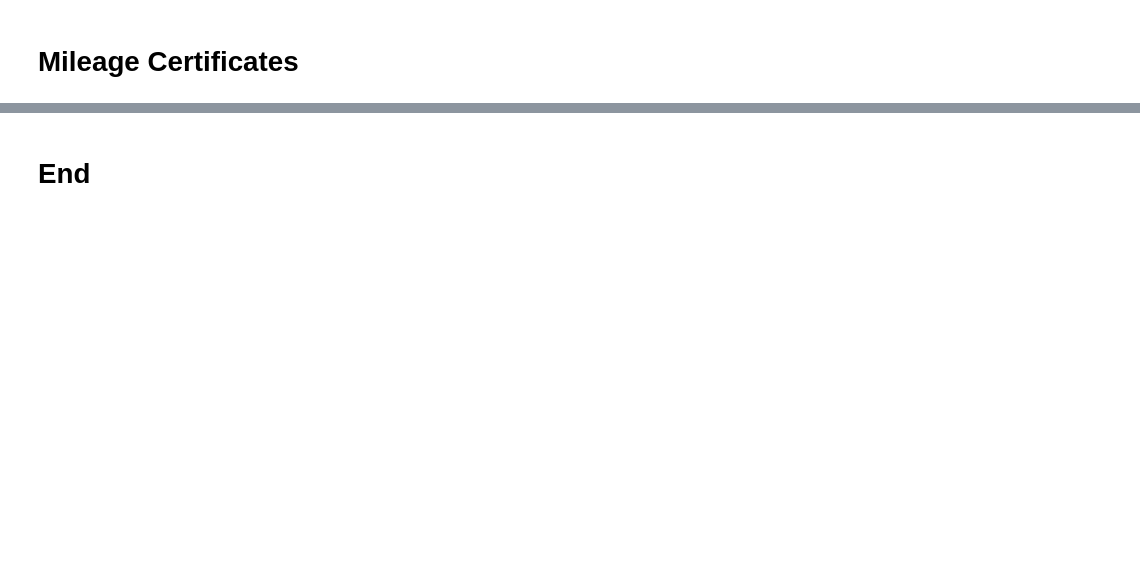
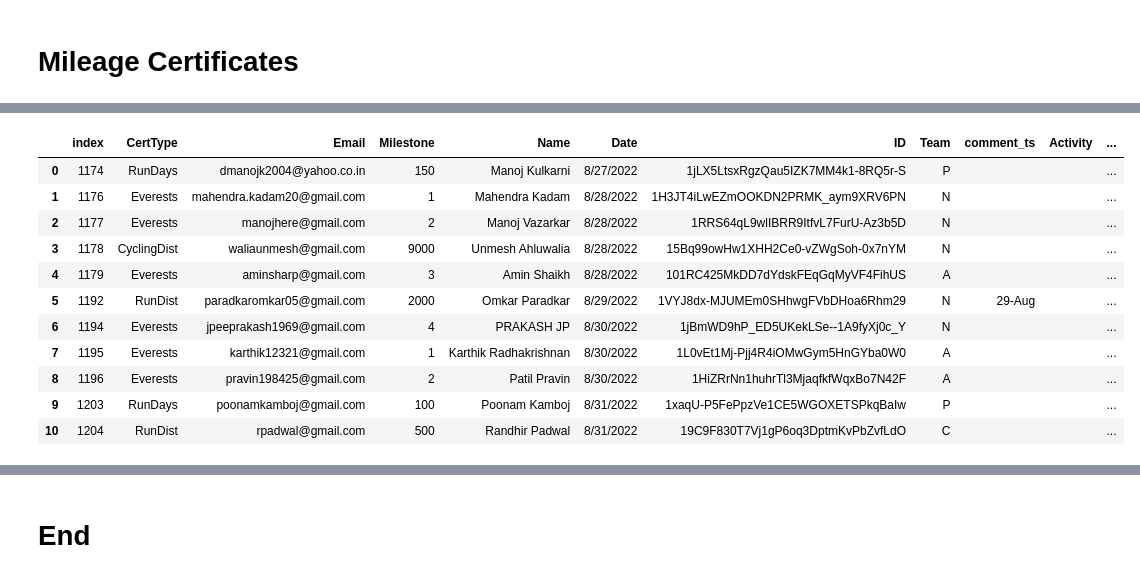
Before and after one commit to avinashmane/colab, a Jupyter notebook: 1.1_strava_likers.ipynb, the cells around one changed output, grey strips where cells are left out. Saved outputs shown, nothing was run; the diff lists cells and outputs as text; code cells hidden in the pictures; blank space fills up the shorter version.

```diff
--- a/1.1_strava_likers.ipynb
+++ b/1.1_strava_likers.ipynb
@@ -13,35 +13,39 @@
 # %% [markdown]
 ## Config
 # %%
+repo='https://github.com/avinashmane/colab.git'
 CONFIG_FILE='config.yaml'
 
+#clone report for colab
+import yaml,os,sys
+if not os.path.exists('./repo') and (os.name!='nt'):
+    !git clone $repo repo
+    sys.path.append('repo')
 
-import yaml
-import os,sys
-with open(CONFIG_FILE,"r+") as _c:
+#read config file
+
+with open(CONFIG_FILE if os.name=='nt'
+          else f"repo/{CONFIG_FILE}","r+") as _c:
     cfg=yaml.load(_c,yaml.Loader)
 for x in cfg['env'][os.name]:
     os.environ[x]=cfg['env'][os.name][x]
     globals()[x]=cfg['env'][os.name][x]
 
-repo=cfg['repo']#'https://github.com/avinashmane/colab.git'
-
+#setup environment
 if os.name=='nt':
-    LIB= r'c:\m\lib'
-    LOG= r'c:\m\social-media-automation'
-    AUTH= r'c:\i\auth'
-    sys.path.append("./lib")
+    # LIB= r'c:\m\lib'
+    # LOG= r'c:\m\social-media-automation'
+    # AUTH= r'c:\i\auth'
+    sys.path.append(LIB)
 else:
+    !apt update
     if not os.path.exists('drive'):
         from google.colab import drive
         drive.mount('/content/drive')
-    LIB='/content/drive/MyDrive/m/lib'
-    LOG='/content/drive/MyDrive/m/lib'
-    AUTH='/content/drive/MyDrive/m/auth'
+    # LIB='/content/drive/MyDrive/m/lib'
+    # LOG='/content/drive/MyDrive/m/lib'
+    # AUTH='/content/drive/MyDrive/m/auth'
     if not os.path.exists('m'):
       !ln -sd '/content/drive/MyDrive/m/' m
-    if not os.path.exists('./repo'):
-      !git clone $repo repo
-    sys.path.append('repo')
     sys.path.append("repo/lib")
 sys.path.append(LIB)
@@ -248 +171,16 @@ _df
+# %%
+_df['index 	CertType 	Email 	Milestone 	Name 	Date 	ID 	Team	comment_ts 	Activity 		profile 	strava'.split()]
+# %% [output]
+|  | index | CertType | Email | Milestone | Name | Date | ID | Team | comment_ts | Activity | ... |
+| 0 | 1174 | RunDays | dmanojk2004@yahoo.co.in | 150 | Manoj Kulkarni | 8/27/2022 | 1jLX5LtsxRgzQau5IZK7MM4k1-8RQ5r-S | P |  |  | ... |
+| 1 | 1176 | Everests | mahendra.kadam20@gmail.com | 1 | Mahendra Kadam | 8/28/2022 | 1H3JT4iLwEZmOOKDN2PRMK_aym9XRV6PN | N |  |  | ... |
+| 2 | 1177 | Everests | manojhere@gmail.com | 2 | Manoj Vazarkar | 8/28/2022 | 1RRS64qL9wlIBRR9ItfvL7FurU-Az3b5D | N |  |  | ... |
+| 3 | 1178 | CyclingDist | waliaunmesh@gmail.com | 9000 | Unmesh Ahluwalia | 8/28/2022 | 15Bq99owHw1XHH2Ce0-vZWgSoh-0x7nYM | N |  |  | ... |
+| 4 | 1179 | Everests | aminsharp@gmail.com | 3 | Amin Shaikh | 8/28/2022 | 101RC425MkDD7dYdskFEqGqMyVF4FihUS | A |  |  | ... |
+| 5 | 1192 | RunDist | paradkaromkar05@gmail.com | 2000 | Omkar Paradkar | 8/29/2022 | 1VYJ8dx-MJUMEm0SHhwgFVbDHoa6Rhm29 | N | 29-Aug |  | ... |
+| 6 | 1194 | Everests | jpeeprakash1969@gmail.com | 4 | PRAKASH JP | 8/30/2022 | 1jBmWD9hP_ED5UKekLSe--1A9fyXj0c_Y | N |  |  | ... |
+| 7 | 1195 | Everests | karthik12321@gmail.com | 1 | Karthik Radhakrishnan | 8/30/2022 | 1L0vEt1Mj-Pjj4R4iOMwGym5HnGYba0W0 | A |  |  | ... |
+| 8 | 1196 | Everests | pravin198425@gmail.com | 2 | Patil Pravin | 8/30/2022 | 1HiZRrNn1huhrTl3MjaqfkfWqxBo7N42F | A |  |  | ... |
+| 9 | 1203 | RunDays | poonamkamboj@gmail.com | 100 | Poonam Kamboj | 8/31/2022 | 1xaqU-P5FePpzVe1CE5WGOXETSPkqBaIw | P |  |  | ... |
+| 10 | 1204 | RunDist | rpadwal@gmail.com | 500 | Randhir Padwal | 8/31/2022 | 19C9F830T7Vj1gP6oq3DptmKvPbZvfLdO | C |  |  | ... |
 # %%
```
Also changed, not shown: parts of 12 cells of this notebook.
